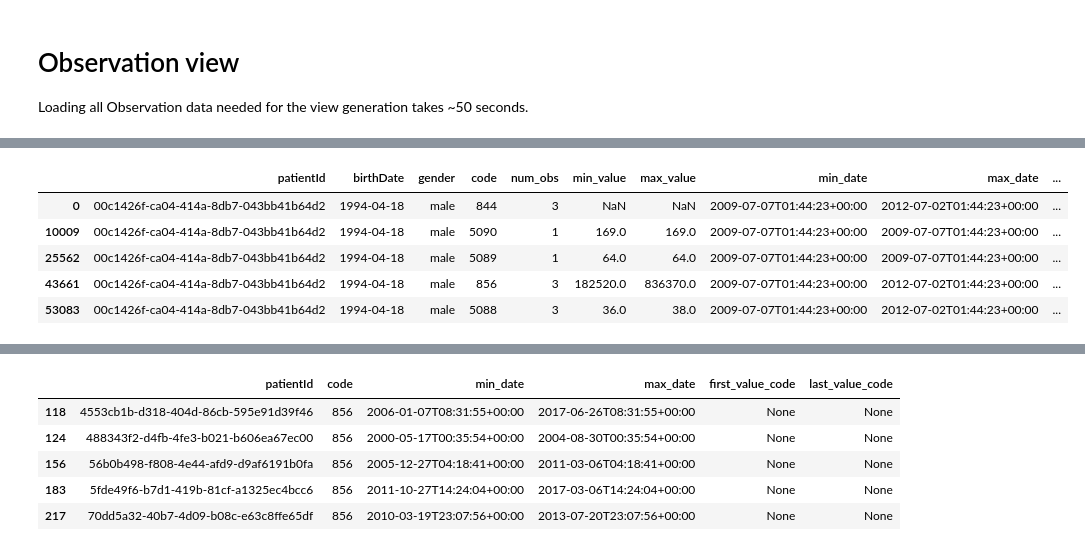
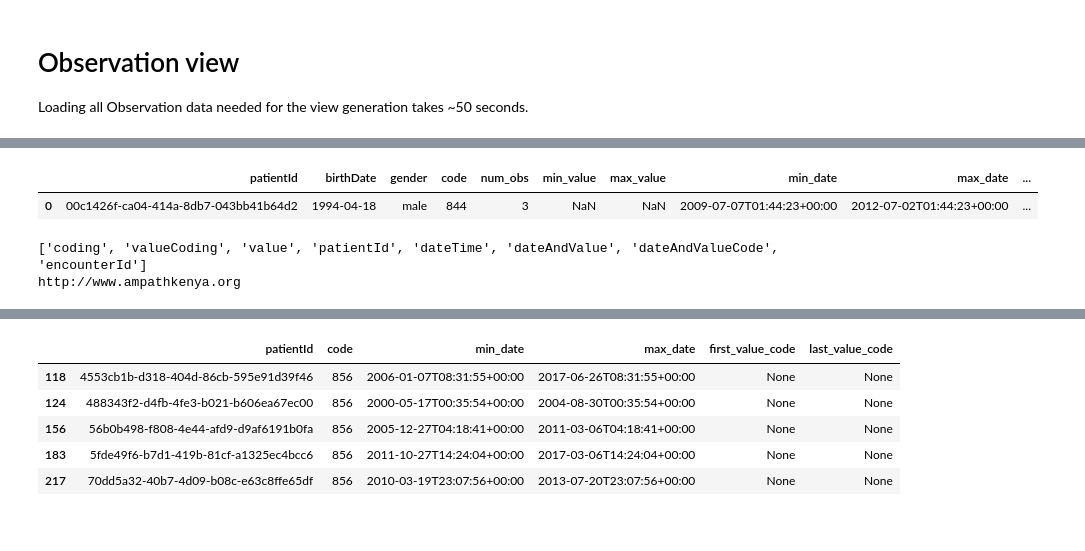
Before and after one commit to google/fhir-data-pipes, a Jupyter notebook: dwh/test_query_lib.ipynb, the cells around one changed output, grey strips where cells are left out. Cells and saved outputs as stored; diff of their text form; code cells hidden in the pictures.

```diff
--- a/dwh/test_query_lib.ipynb
+++ b/dwh/test_query_lib.ipynb
@@ -132,11 +134,7 @@ agg_df.head(10)
 | 9 | 0769b38d-8137-4f33-aef2-54c38aa12fe5 | 1965-07-02 | female | 1265 | 7 | NaN | NaN | 2002-05-29T21:42:44+00:00 | 2003-01-24T21:42:44+00:00 | ... |
 # %%
 # Inspecting one specific patient.
-agg_df[agg_df['patientId'] == '00c1426f-ca04-414a-8db7-043bb41b64d2'].head()
+agg_df[(agg_df['patientId'] == '00c1426f-ca04-414a-8db7-043bb41b64d2') & (agg_df['code'] == '844')]
 # %% [output]
 |  | patientId | birthDate | gender | code | num_obs | min_value | max_value | min_date | max_date | ... |
 | 0 | 00c1426f-ca04-414a-8db7-043bb41b64d2 | 1994-04-18 | male | 844 | 3 | NaN | NaN | 2009-07-07T01:44:23+00:00 | 2012-07-02T01:44:23+00:00 | ... |
-| 10009 | 00c1426f-ca04-414a-8db7-043bb41b64d2 | 1994-04-18 | male | 5090 | 1 | 169.0 | 169.0 | 2009-07-07T01:44:23+00:00 | 2009-07-07T01:44:23+00:00 | ... |
-| 25562 | 00c1426f-ca04-414a-8db7-043bb41b64d2 | 1994-04-18 | male | 5089 | 1 | 64.0 | 64.0 | 2009-07-07T01:44:23+00:00 | 2009-07-07T01:44:23+00:00 | ... |
-| 43661 | 00c1426f-ca04-414a-8db7-043bb41b64d2 | 1994-04-18 | male | 856 | 3 | 182520.0 | 836370.0 | 2009-07-07T01:44:23+00:00 | 2012-07-02T01:44:23+00:00 | ... |
-| 53083 | 00c1426f-ca04-414a-8db7-043bb41b64d2 | 1994-04-18 | male | 5088 | 3 | 36.0 | 38.0 | 2009-07-07T01:44:23+00:00 | 2012-07-02T01:44:23+00:00 | ... |
@@ -142,0 +143,10 @@ agg_df[agg_df['patientId'] == '00c1426f-ca04-414a-8db7-043bb41b64d2'].head()
+# %%
+df1 = patient_query._flatten_obs(patient_query._obs_df, patient_query._code_system)
+print(df1.columns)
+print(patient_query._code_system)
+#df1.where('patientId="00c1426f-ca04-414a-8db7-043bb41b64d2"').where('coding=844').head()
+
+#df[(df['patientId'] == '00c1426f-ca04-414a-8db7-043bb41b64d2') & (df['code'] == '844')]
+# %% [output]
+['coding', 'valueCoding', 'value', 'patientId', 'dateTime', 'dateAndValue', 'dateAndValueCode', 'encounterId']
+http://www.ampathkenya.org
```
Also changed, not shown: parts of 7 cells of this notebook, 1 other file.
